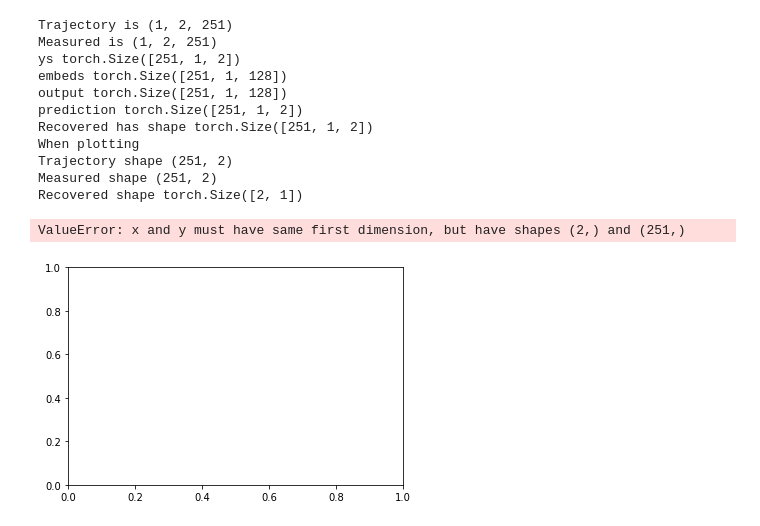
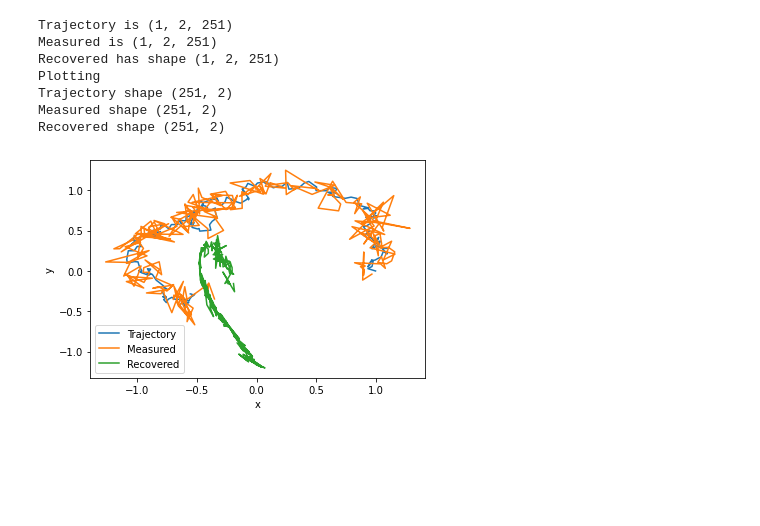
Before and after one commit to ssanghavi404/dynamical-systems, a Jupyter notebook: Test Model.ipynb, the cells around one changed output. Saved outputs shown, nothing was run; the diff lists cells and outputs as text; code cells hidden in the pictures; blank space fills up the shorter version.

```diff
--- a/Test Model.ipynb
+++ b/Test Model.ipynb
@@ -5,36 +5,32 @@ from plotting import *
 # %%
 A, C, Q, R, S, x0, state_dim, obs_dim = so2_params()
 rng = np.random.default_rng()
 
 N = 1
 T = 250
 
 traj, meas = generate_traj(N, T, A, C, Q, R, S, x0, rng)
 
 state_dim = A.shape[0]
 
 print("Trajectory is", traj.shape)
 print("Measured is", meas.shape)
 
 model = GPTModel(n_dims_token=state_dim, n_positions=N, n_embd=128, n_layer=6, n_head=4)
-# meas has shape (num_traj, state_dim, seq_len)
-# We want the input to have shape (seq_len, num_traj, state_dim)
-recv = model( torch.tensor(meas, dtype=torch.float32).permute((2, 0, 1)) )
+model.train()
+
+meas_reshaped = torch.tensor(meas, dtype=torch.float32).permute((2, 0, 1))
+recv = model(meas_reshaped).permute((1, 2, 0)).detach().cpu().numpy()
 
 print("Recovered has shape", recv.shape)
-print('When plotting')
+print('Plotting')
 plot({"Trajectory":traj[0].T, "Measured":meas[0].T, "Recovered":recv[0].T})
 # %% [output]
 Trajectory is (1, 2, 251)
 Measured is (1, 2, 251)
-ys torch.Size([251, 1, 2])
-embeds torch.Size([251, 1, 128])
-output torch.Size([251, 1, 128])
-prediction torch.Size([251, 1, 2])
-Recovered has shape torch.Size([251, 1, 2])
-When plotting
+Recovered has shape (1, 2, 251)
+Plotting
 Trajectory shape (251, 2)
 Measured shape (251, 2)
-Recovered shape torch.Size([2, 1])
+Recovered shape (251, 2)
-ValueError: x and y must have same first dimension, but have shapes (2,) and (251,)
-[figure, old version]
+[figure, new version]
```
Also changed, not shown: 6 other files.
